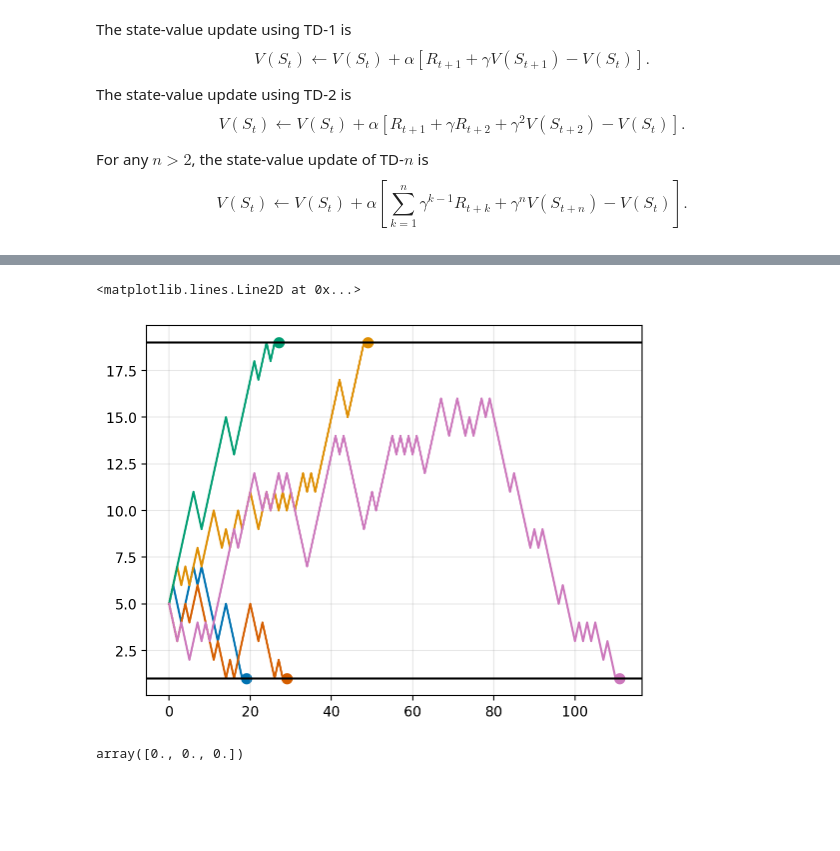
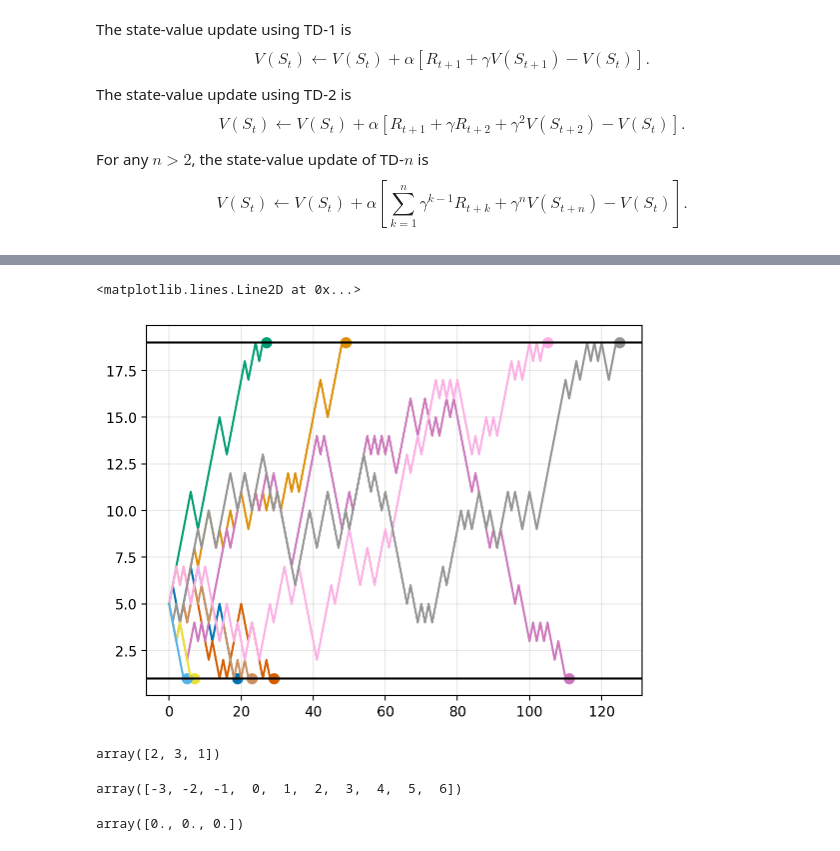
Before and after one commit to gerdm/reinforcement-learning, a Jupyter notebook: notebooks/ch07/random-walk-tdn.ipynb, the cells around one changed output, grey strips where cells are left out. Cells and saved outputs as stored; diff of their text form; code cells hidden in the pictures; blank space fills up the shorter version.

```diff
--- a/notebooks/ch07/random-walk-tdn.ipynb
+++ b/notebooks/ch07/random-walk-tdn.ipynb
@@ -94,20 +94,20 @@ def sample_run(s):
 # %%
 set_seed(2718)
 
-n_sims = 5
+n_sims = 10
 
 for n in range(n_sims):
     s_hist, r_hist = sample_run(5)
     len_hist = len(s_hist)
     plt.plot(s_hist)
     plt.scatter(len_hist, s_hist[-1], s=50)
 
 plt.grid(alpha=0.3)
 plt.axhline(y=n_states - 1, c="black")
 plt.axhline(y=1, c="black")
 # %% [output]
 <matplotlib.lines.Line2D at 0x...>
-[figure, old version]
+[figure, new version]
 # %%
 @njit
 def compute_return(sprev, snext):
@@ -155 +175,5 @@ def run_and_update_tdn(value, s, alpha, gamma, td_size, steps):
     return value
+# %%
+np.roll(np.arange(1, 4), -1)
+# %% [output]
+array([2, 3, 1])
@@ -156,3 +189,7 @@ def run_and_update_tdn(value, s, alpha, gamma, td_size, steps):
+# %%
+np.arange(10) - 3
+# %% [output]
+array([-3, -2, -1,  0,  1,  2,  3,  4,  5,  6])
 # %%
 td_size = 3
 rewards = np.zeros(td_size)
```
Also changed, not shown: parts of 3 cells of this notebook.
